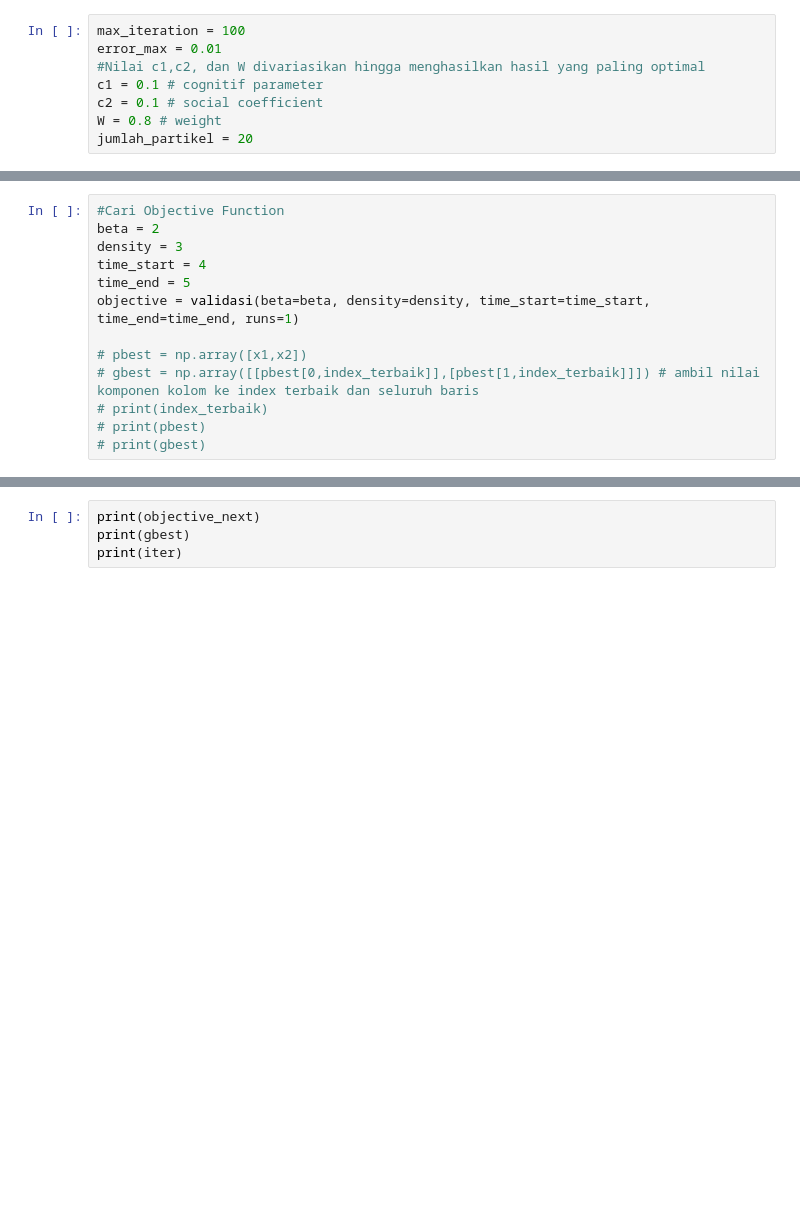
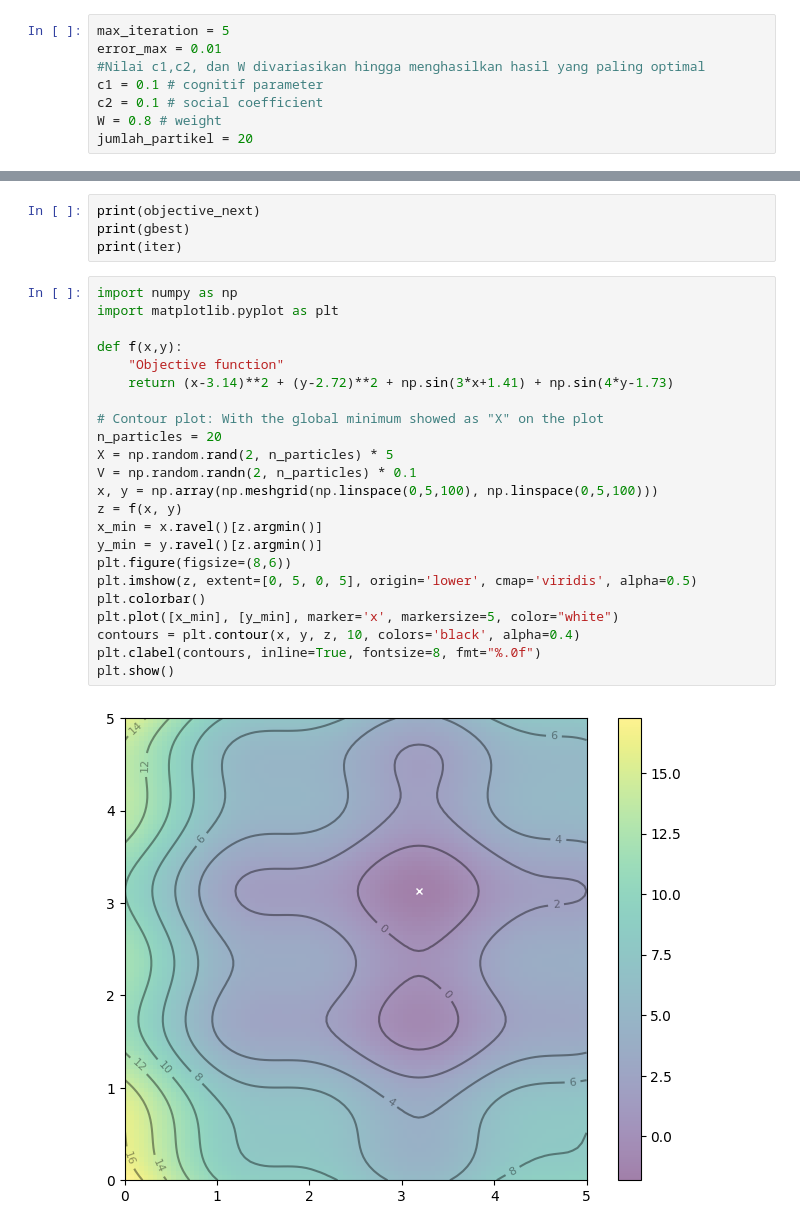
Before and after one commit to Adityarmn/Python-Portfolio, a Jupyter notebook: PSO.ipynb, the cells around one changed output, grey strips where cells are left out. Cells and saved outputs as stored; diff of their text form; blank space fills up the shorter version.

```diff
--- a/PSO.ipynb
+++ b/PSO.ipynb
@@ -15,7 +15,7 @@ from Simulasi import validasi
 # %% [markdown]
 ## inisialisasi nilai C1 dan C2
 # %%
-max_iteration = 100
+max_iteration = 5
 error_max = 0.01
 #Nilai c1,c2, dan W divariasikan hingga menghasilkan hasil yang paling optimal
 c1 = 0.1 # cognitif parameter
@@ -50,16 +50,3 @@ SystemExit: 2
 J
 # %% [output]
 []
-# %%
-#Cari Objective Function
-beta = 2
-density = 3
-time_start = 4
-time_end = 5
-objective = validasi(beta=beta, density=density, time_start=time_start, time_end=time_end, runs=1)
-
-# pbest = np.array([x1,x2])
-# gbest = np.array([[pbest[0,index_terbaik]],[pbest[1,index_terbaik]]]) # ambil nilai komponen kolom ke index terbaik dan seluruh baris
-# print(index_terbaik)
-# print(pbest)
-# print(gbest)
@@ -148,3 +127,28 @@ gbest_plot = plt.scatter([gbest[0,:]], [gbest[1,:]], marker='*', s=100, color='b
 print(objective_next)
 print(gbest)
 print(iter)
+# %%
+import numpy as np
+import matplotlib.pyplot as plt
+
+def f(x,y):
+    "Objective function"
+    return (x-3.14)**2 + (y-2.72)**2 + np.sin(3*x+1.41) + np.sin(4*y-1.73)
+
+# Contour plot: With the global minimum showed as "X" on the plot
+n_particles = 20
+X = np.random.rand(2, n_particles) * 5
+V = np.random.randn(2, n_particles) * 0.1
+x, y = np.array(np.meshgrid(np.linspace(0,5,100), np.linspace(0,5,100)))
+z = f(x, y)
+x_min = x.ravel()[z.argmin()]
+y_min = y.ravel()[z.argmin()]
+plt.figure(figsize=(8,6))
+plt.imshow(z, extent=[0, 5, 0, 5], origin='lower', cmap='viridis', alpha=0.5)
+plt.colorbar()
+plt.plot([x_min], [y_min], marker='x', markersize=5, color="white")
+contours = plt.contour(x, y, z, 10, colors='black', alpha=0.4)
+plt.clabel(contours, inline=True, fontsize=8, fmt="%.0f")
+plt.show()
+# %% [output]
+[figure, added]
```
Also changed, not shown: parts of 1 cell of this notebook, 5 other files.
